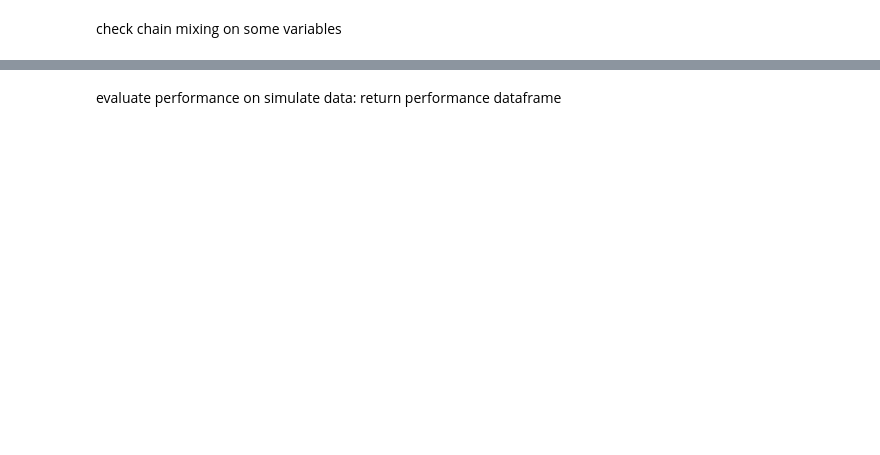
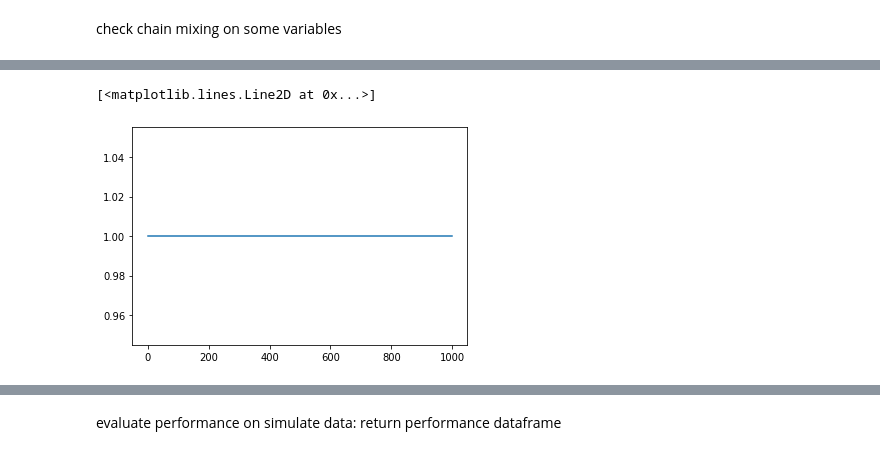
Before and after one commit to LGhilotti/pp_mix, a Jupyter notebook: data/Eyes_data/eyes_results_analysis.ipynb, the cells around one changed output, grey strips where cells are left out. Cells and saved outputs as stored; diff of their text form; code cells hidden in the pictures; blank space fills up the shorter version.

```diff
--- a/data/Eyes_data/eyes_results_analysis.ipynb
+++ b/data/Eyes_data/eyes_results_analysis.ipynb
@@ -19,6 +39,6 @@ from pp_mix.protos.py.params_pb2 import Params
 # %%
-chain = loadChains("data/data_by_rule_student/chains_compare_CD/chain.recordio", MultivariateMixtureState)
-acc_rates = np.loadtxt("data/data_by_rule_student/chains_compare_CD/acc_rates.csv", delimiter=',')
+chain = loadChains("/home/lorenzo/Downloads/chain_2.recordio", MultivariateMixtureState)
+#acc_rates = np.loadtxt("/home/lorenzo/Documents/Tesi/github_repos/pp_mix/data/data_by_rule_student/chains_compare_CD/acc_rate_c20_p_50_d_2_M_4_nperclus_50_N_15.csv", delimiter=',')
 # %% [markdown]
 check chain mixing on some variables
 # %%
@@ -38,0 +68,7 @@ plt.plot(last_sbar_chain)
+# %%
+n_cluster_chain = np.array([x.ma for x in chain])
+
+plt.plot(n_cluster_chain)
+# %% [output]
+[<matplotlib.lines.Line2D at 0x...>]
+[figure, added]
```
Also changed, not shown: parts of 13 cells of this notebook, 1 other file.
